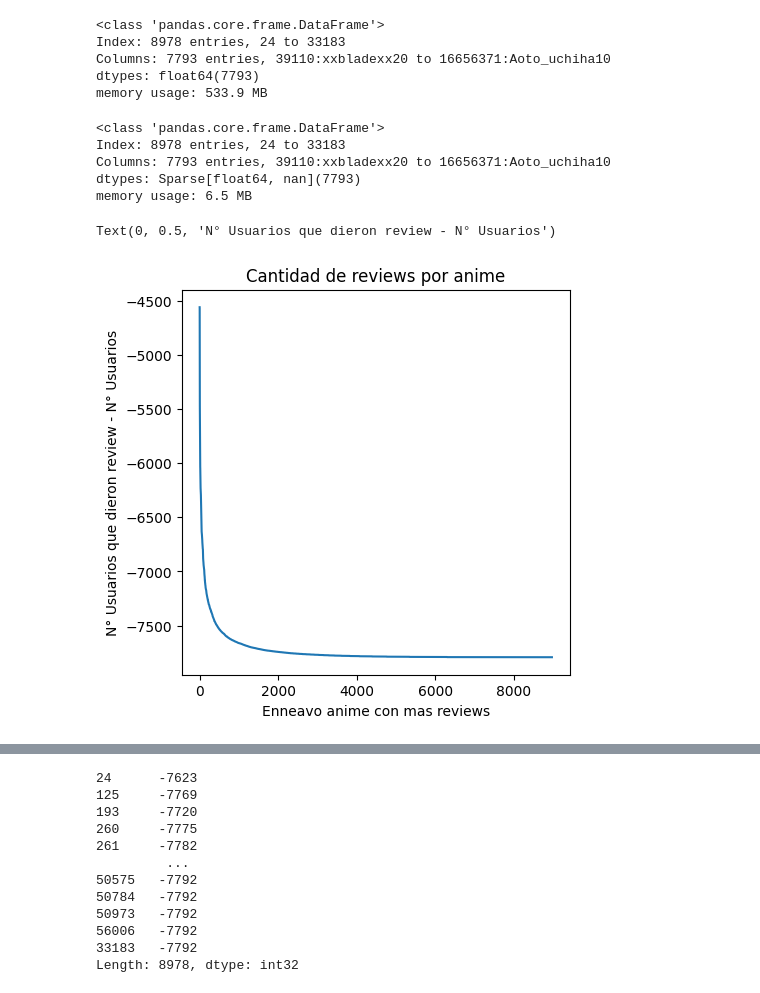
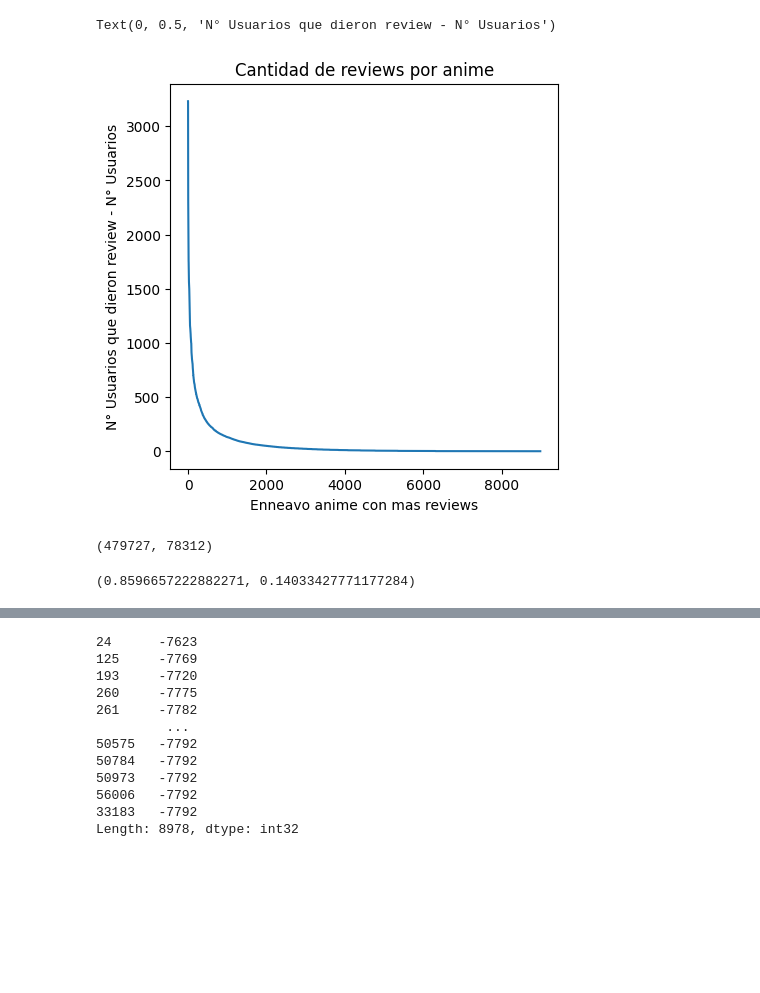
Before and after one commit to VAMarques/Proyecto-Grupo-12, a Jupyter notebook: demo Victor/exploratorio.ipynb, the cells around one changed output, grey strips where cells are left out. Saved outputs shown, nothing was run; the diff lists cells and outputs as text; code cells hidden in the pictures; blank space fills up the shorter version.

Commit message:
Añadido a seccion de users_df, ley de pareto

```diff
--- a/demo Victor/exploratorio.ipynb
+++ b/demo Victor/exploratorio.ipynb
@@ -5,21 +5,3 @@ import json
 import pickle
 
 from os.path import join
-# %%
-gran_df = pd.DataFrame()
-for i in range(1, 21):
-    mini_df = pd.DataFrame()
-    with open(join("data", f"listas_usuarios_{i}.pickle"), "rb") as archivo:
-        listas = pickle.load(archivo)
-    for user_id, value in listas.items():
-        name = value.pop("nombre")
-        tipo = value.pop("tipo")
-        if tipo != "publica":
-            continue
-        value = {x[0]: x[1][0] for x in value.items() if (x[1][1] == 2) and (x[1][0] > 0)}
-        if len(value) == 0:
-            continue
-        dato = {f"{user_id}:{name}": value}
-        dato_df = pd.DataFrame.from_dict(dato, orient='columns')
-        mini_df = pd.concat([mini_df, dato_df], axis=1)
-    gran_df = pd.concat([gran_df, mini_df], axis=1)
@@ -43,22 +8,3 @@ gran_df
-# %%
-gran_df.info()
-# %% [output]
-<class 'pandas.core.frame.DataFrame'>
-Index: 8978 entries, 24 to 33183
-Columns: 7793 entries, 39110:xxbladexx20 to 16656371:Aoto_uchiha10
-dtypes: float64(7793)
-memory usage: 533.9 MB
-# %%
-# It is better to make this dataframe a sparse one
-gran_df_sparse = gran_df.astype(pd.SparseDtype(np.float64, fill_value=np.nan))
-gran_df_sparse.dtypes
-gran_df_sparse.info()
-# %% [output]
-<class 'pandas.core.frame.DataFrame'>
-Index: 8978 entries, 24 to 33183
-Columns: 7793 entries, 39110:xxbladexx20 to 16656371:Aoto_uchiha10
-dtypes: Sparse[float64, nan](7793)
-memory usage: 6.5 MB
 # %%
-with open(join("research", "user_df.pickle"), "wb") as archivo:
-    pickle.dump(gran_df_sparse, archivo)
+with open(join("..", "data", "users_df.pickle"), "rb") as archivo:
+    gran_df_sparse = pickle.load(archivo)
@@ -69,19 +13,32 @@ import matplotlib.pyplot as plt
 # %%
 # Parcialmente inspirado en:
 # https://stackoverflow.com/questions/45909776/sort-rows-of-a-dataframe-in-descending-order-of-nan-counts
 serie_null = gran_df_sparse.isnull().sum(axis=1).mul(-1)
 serie_null.sort_values(ascending=False, inplace=True)
 serie_null.reset_index(drop=True, inplace=True)
+serie_null = serie_null.apply(lambda x: x + len(gran_df_sparse.columns))
 plt.figure(figsize=(5, 5))
 plt.plot(serie_null)
 plt.title("Cantidad de reviews por anime")
 plt.xlabel("Enneavo anime con mas reviews",  # Añade etiquetas para las coordenadas
            fontdict={"fontsize": 10})
 plt.ylabel("N° Usuarios que dieron review - N° Usuarios",
            fontdict={"fontsize": 10})
 # %% [output]
 Text(0, 0.5, 'N° Usuarios que dieron review - N° Usuarios')
-[figure, old version]
+[figure, new version]
+# %%
+porciento_20 = round(len(serie_null)*0.2)
+
+big_anime, mini_anime = serie_null[:porciento_20].sum(), serie_null[porciento_20:].sum()
+total_anime = serie_null.sum()
+big_anime, mini_anime
+# %% [output]
+(479727, 78312)
+# %%
+big_anime/total_anime, mini_anime/total_anime
+# %% [output]
+(0.8596657222882271, 0.14033427771177284)
 # %%
 # Parcialmente inspirado en:
 # https://stackoverflow.com/questions/45909776/sort-rows-of-a-dataframe-in-descending-order-of-nan-counts
```
Also changed, not shown: parts of 4 cells of this notebook, 1 other file.
